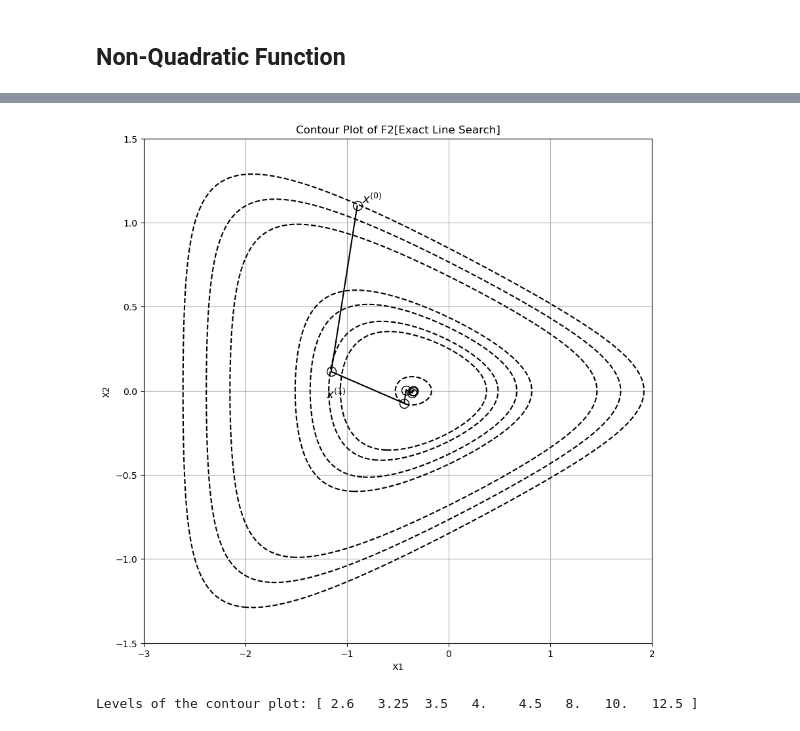
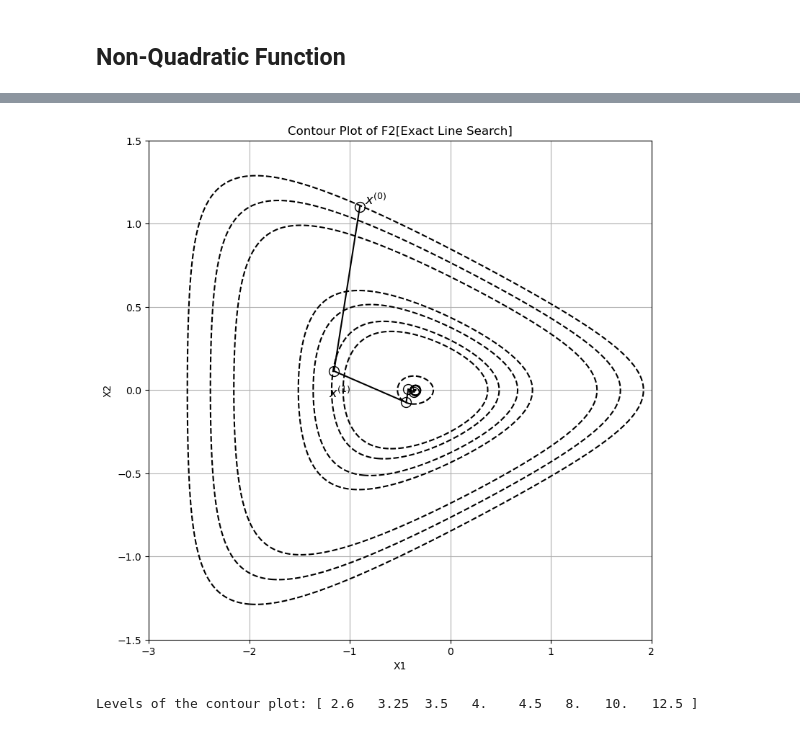
Before and after one commit to Ravi-Raghavan/ConvexOptimization, a Jupyter notebook: Homework #4 - Part 2.ipynb, the cells around one changed output, grey strips where cells are left out. Drawn from its saved outputs; the diff is of its cells as text; code cells hidden in the pictures.

```diff
--- a/Homework #4 - Part 2.ipynb
+++ b/Homework #4 - Part 2.ipynb
@@ -601,35 +601,35 @@ def f2_plot(x1, x2):
     C = np.exp((-1 * x1) - 0.1)
 
     return A + B + C
 
 #given points on the contour grid, get function values
 F = f2_plot(X1, X2)
 
 #set figure size
-plt.figure(figsize = (10, 10))
+plt.figure(figsize = (9, 9))
 
 #plot f2 exact line search iterates
 for point in f2_exact_line_search_iterates:
     plt.plot(point[0, 0], point[1, 0], 'o', markersize=10, color='black', markerfacecolor='none')
 
 #label x^(0) and x^(1)
 offset = 0.05
 plt.text(f2_exact_line_search_iterates[0][0, 0] + offset, f2_exact_line_search_iterates[0][1, 0], r'$x^{(0)}$', fontsize=13, color='black', va='bottom', ha='left')
 plt.text(f2_exact_line_search_iterates[1][0, 0] - offset, f2_exact_line_search_iterates[1][1, 0] - 3.5 * offset, r'$x^{(1)}$', fontsize=13, color='black', va='bottom', ha='left')
 
 #Connect iterates via a line
 for i in range(len(f2_exact_line_search_iterates)-1):
     plt.plot([f2_exact_line_search_iterates[i][0, 0], f2_exact_line_search_iterates[i+1][0, 0]], [f2_exact_line_search_iterates[i][1, 0], f2_exact_line_search_iterates[i+1][1, 0]], color='black', linestyle='-')
 
 #Plot contours
 contour = plt.contour(X1, X2, F, levels = [2.6, 3.25, 3.5, 4, 4.5, 8, 10, 12.5], colors='black', linestyles='dashed')
 plt.xlabel('X1')
 plt.ylabel('X2')
 plt.title('Contour Plot of F2[Exact Line Search]')
 plt.grid(True)
 plt.show()
 # %% [output]
-[figure, old version]
+[figure, new version]
 # %%
 #Print levels of contour plot for debugging information
 levels = contour.levels
```
Also changed, not shown: parts of 9 cells of this notebook.
